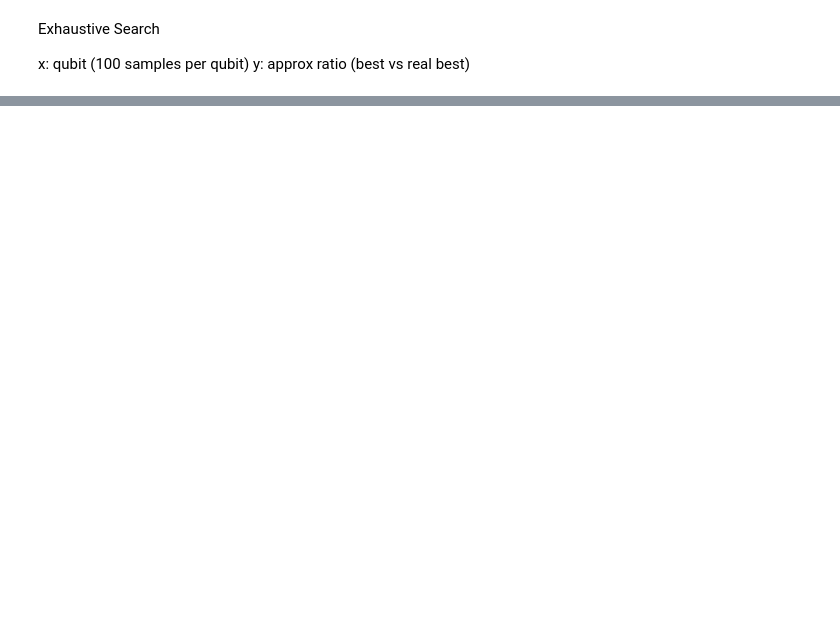
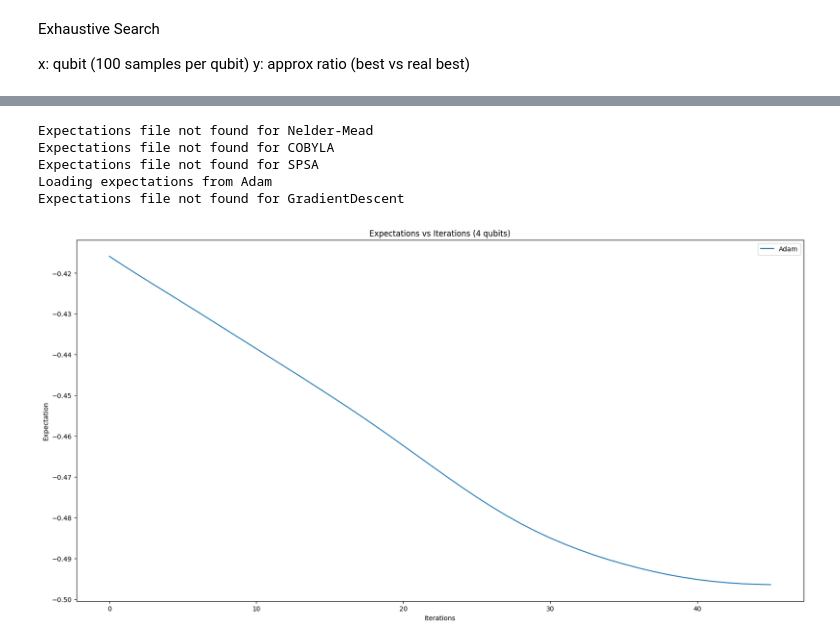
Before and after one commit to AndewNN/Quantum_Computing, a Jupyter notebook: CUDA/PO_Preserving_Mixer.ipynb, the cells around one changed output, grey strips where cells are left out. Cells and saved outputs as stored; diff of their text form; code cells hidden in the pictures; blank space fills up the shorter version.

```diff
--- a/CUDA/PO_Preserving_Mixer.ipynb
+++ b/CUDA/PO_Preserving_Mixer.ipynb
@@ -784,0 +789,22 @@ Expectations file not found for GradientDescent
+# %%
+plt.figure(figsize=(20, 10))
+for i in range(len(optimizer_names)):
+    if os.path.exists(f"./output_PO_mixer/expectations_{optimizer_names[i]}.npy"):
+        print(f"Loading expectations from {optimizer_names[i]}")
+    else:
+        print(f"Expectations file not found for {optimizer_names[i]}")
+        continue
+    expectations = np.load(f"./output_PO_mixer/expectations_{optimizer_names[i]}.npy")
+    plt.plot(expectations, label=optimizer_names[i])
+plt.xlabel('Iterations')
+plt.ylabel('Expectation')
+plt.title(f'Expectations vs Iterations ({n_qubit} qubits)')
+plt.legend()
+plt.show()
+# %% [output]
+Expectations file not found for Nelder-Mead
+Expectations file not found for COBYLA
+Expectations file not found for SPSA
+Loading expectations from Adam
+Expectations file not found for GradientDescent
+[figure, added]
```
Also changed, not shown: parts of 23 cells of this notebook, 4 other files.
